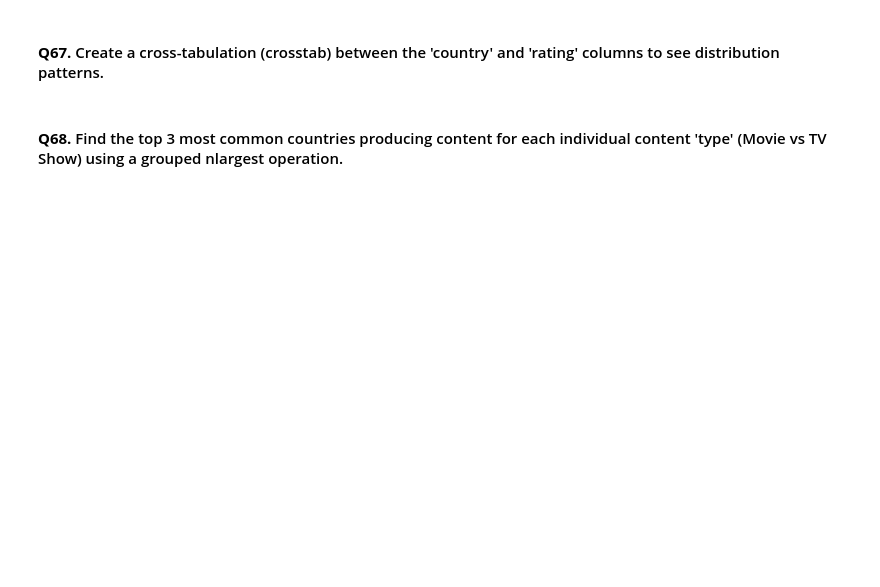
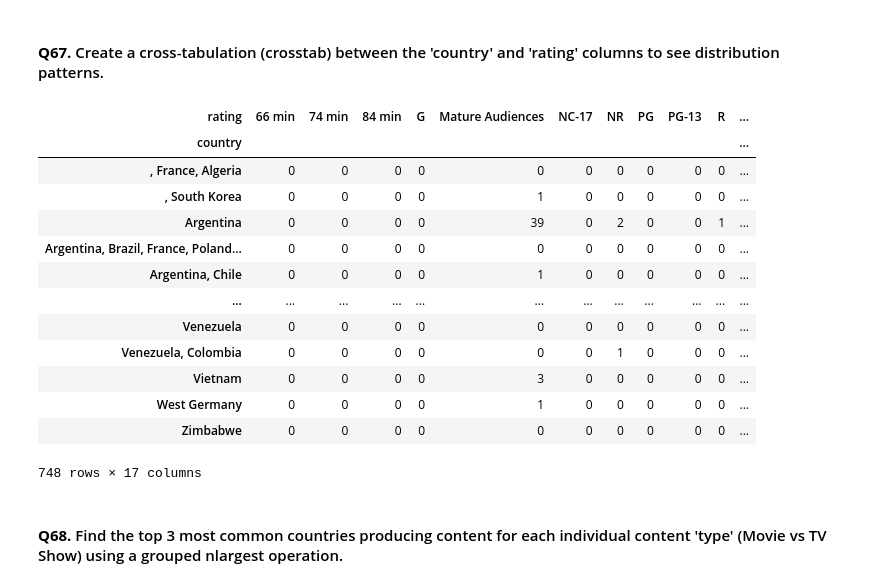
Before and after one commit to Harshit-kumar38/Netflix-pandas-problems, a Jupyter notebook: pandas_challenge_solutions.ipynb, the cells around one changed output. Drawn from its saved outputs; the diff is of its cells as text; code cells hidden in the pictures; blank space fills up the shorter version.

```diff
--- a/pandas_challenge_solutions.ipynb
+++ b/pandas_challenge_solutions.ipynb
@@ -964,2 +1042,22 @@ Name: release_year, Length: 8807, dtype: int32
+# %%
+pd.crosstab(
+    df['country'],
+    df['rating']
+)
+# %% [output]
+| rating | 66 min | 74 min | 84 min | G | Mature Audiences | NC-17 | NR | PG | PG-13 | R | ... |
+| country |  |  |  |  |  |  |  |  |  |  | ... |
+| , France, Algeria | 0 | 0 | 0 | 0 | 0 | 0 | 0 | 0 | 0 | 0 | ... |
+| , South Korea | 0 | 0 | 0 | 0 | 1 | 0 | 0 | 0 | 0 | 0 | ... |
+| Argentina | 0 | 0 | 0 | 0 | 39 | 0 | 2 | 0 | 0 | 1 | ... |
+| Argentina, Brazil, France, Poland... | 0 | 0 | 0 | 0 | 0 | 0 | 0 | 0 | 0 | 0 | ... |
+| Argentina, Chile | 0 | 0 | 0 | 0 | 1 | 0 | 0 | 0 | 0 | 0 | ... |
+| ... | ... | ... | ... | ... | ... | ... | ... | ... | ... | ... | ... |
+| Venezuela | 0 | 0 | 0 | 0 | 0 | 0 | 0 | 0 | 0 | 0 | ... |
+| Venezuela, Colombia | 0 | 0 | 0 | 0 | 0 | 0 | 1 | 0 | 0 | 0 | ... |
+| Vietnam | 0 | 0 | 0 | 0 | 3 | 0 | 0 | 0 | 0 | 0 | ... |
+| West Germany | 0 | 0 | 0 | 0 | 1 | 0 | 0 | 0 | 0 | 0 | ... |
+| Zimbabwe | 0 | 0 | 0 | 0 | 0 | 0 | 0 | 0 | 0 | 0 | ... |
+748 rows × 17 columns
 # %% [markdown]
 #### **Q68.** Find the top 3 most common countries producing content for each individual content 'type' (Movie vs TV Show) using a grouped nlargest operation.
```
Also changed, not shown: parts of 16 cells of this notebook.
